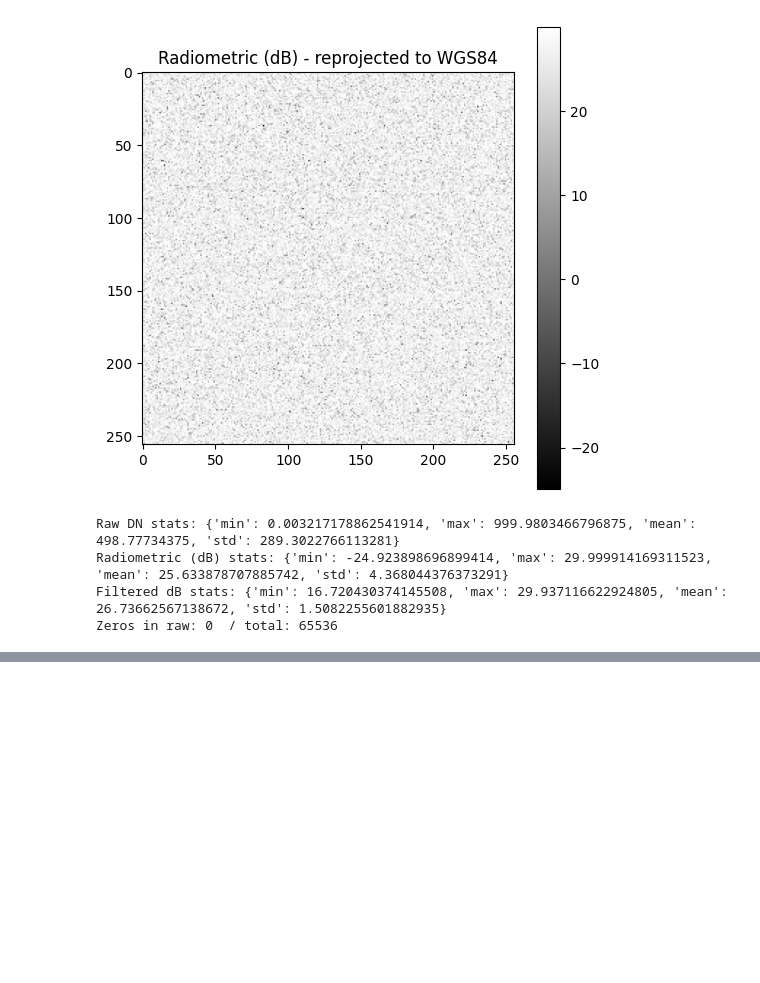
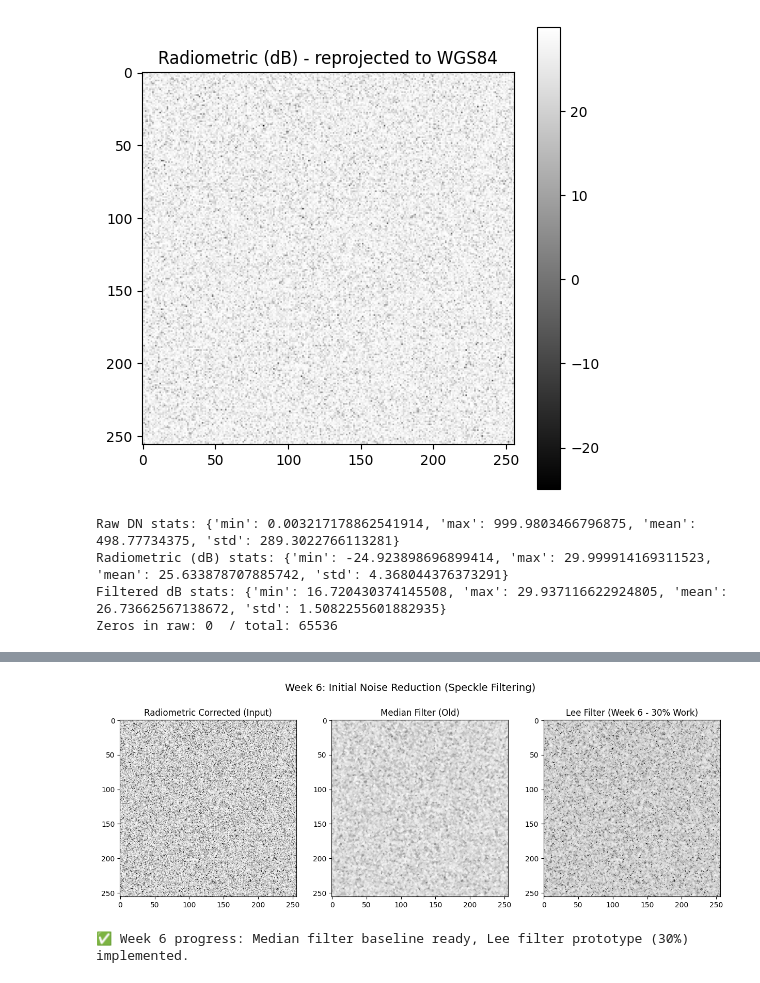
Before and after one commit to AdityaSharma1801/FinalYearProject, a Jupyter notebook: SAR_Data_Processing.ipynb, the cells around one changed output, grey strips where cells are left out. Saved outputs shown, nothing was run; the diff lists cells and outputs as text; code cells hidden in the pictures; blank space fills up the shorter version.

```diff
--- a/SAR_Data_Processing.ipynb
+++ b/SAR_Data_Processing.ipynb
@@ -233,0 +334,52 @@ Zeros in raw: 0  / total: 65536
+# %%
+# Week 6 - Initial Noise Reduction Work (30% progress)
+# ====================================================
+
+import numpy as np
+import matplotlib.pyplot as plt
+from scipy.ndimage import median_filter, uniform_filter
+
+# Reuse the radiometrically corrected image from Week 4
+# (sar_db variable must already be available)
+sar_db = sar_db  # ensure continuity
+
+# 1) Baseline median filter (done earlier, reference)
+median_filtered = median_filter(sar_db, size=3)
+
+# 2) Start of Lee filter implementation (simplified version for demo)
+def lee_filter(img, size):
+    """
+    Simple Lee Filter implementation (demo purpose).
+    """
+    mean = uniform_filter(img, (size, size))
+    mean_sq = uniform_filter(img**2, (size, size))
+    variance = mean_sq - mean**2
+
+    overall_variance = np.var(img)
+    weights = variance / (variance + overall_variance)
+    return mean + weights * (img - mean)
+
+lee_filtered = lee_filter(sar_db, 3)
+
+# Visual comparison
+plt.figure(figsize=(15,5))
+
+plt.subplot(1,3,1)
+plt.imshow(sar_db, cmap='gray', vmin=np.percentile(sar_db, 1), vmax=np.percentile(sar_db, 99))
+plt.title("Radiometric Corrected (Input)")
+
+plt.subplot(1,3,2)
+plt.imshow(median_filtered, cmap='gray', vmin=np.percentile(sar_db, 1), vmax=np.percentile(sar_db, 99))
+plt.title("Median Filter (Old)")
+
+plt.subplot(1,3,3)
+plt.imshow(lee_filtered, cmap='gray', vmin=np.percentile(sar_db, 1), vmax=np.percentile(sar_db, 99))
+plt.title("Lee Filter (Week 6 - 30% Work)")
+
+plt.suptitle("Week 6: Initial Noise Reduction (Speckle Filtering)", fontsize=14)
+plt.show()
+
+print("✅ Week 6 progress: Median filter baseline ready, Lee filter prototype (30%) implemented.")
+# %% [output]
+[figure, added]
+✅ Week 6 progress: Median filter baseline ready, Lee filter prototype (30%) implemented.
```
Also changed, not shown: parts of 4 cells of this notebook.
